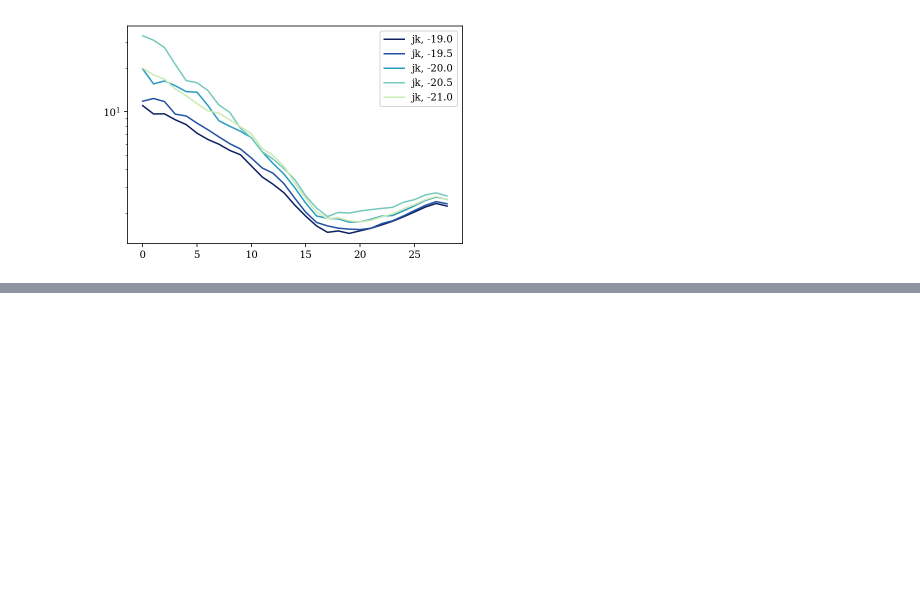
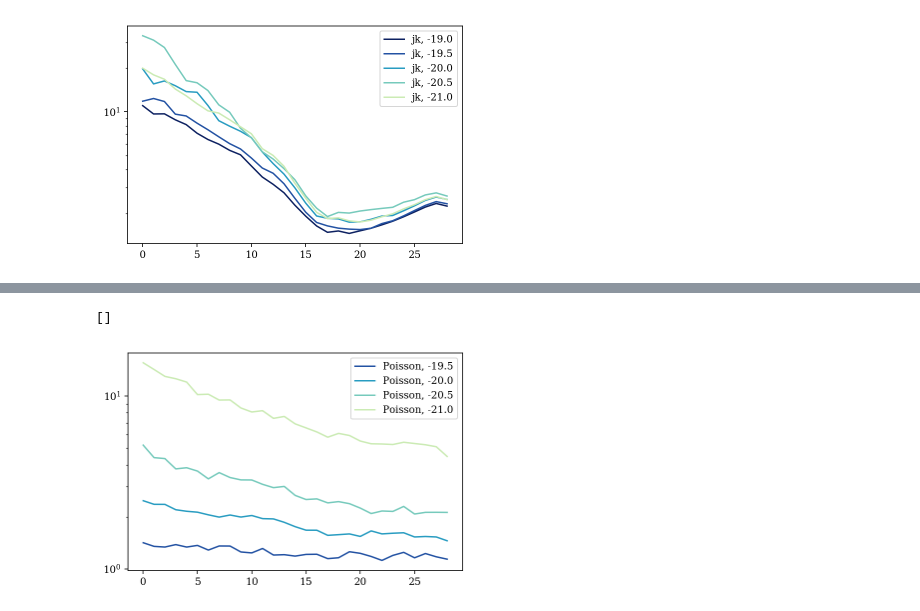
Before and after one commit to KuanWang-Astro/Fisher-paper-version, a Jupyter notebook: Observable_plot.ipynb, the cells around one changed output, grey strips where cells are left out. Cells and saved outputs as stored; diff of their text form; code cells hidden in the pictures; blank space fills up the shorter version.

```diff
--- a/Observable_plot.ipynb
+++ b/Observable_plot.ipynb
@@ -180,0 +192,11 @@ plt.semilogy()
+# %%
+#plt.plot(np.sqrt(realcov19p0.diagonal()[90:150]),label='Poisson, -19.0',c=cm.YlGnBu(250))
+plt.plot(np.sqrt(realcov19p5.diagonal()[1:30])/np.sqrt(realcov19p0.diagonal()[1:30]),label='Poisson, -19.5',c=cm.YlGnBu(200))
+plt.plot(np.sqrt(realcov20p0.diagonal()[1:30])/np.sqrt(realcov19p0.diagonal()[1:30]),label='Poisson, -20.0',c=cm.YlGnBu(150))
+plt.plot(np.sqrt(realcov20p5.diagonal()[1:30])/np.sqrt(realcov19p0.diagonal()[1:30]),label='Poisson, -20.5',c=cm.YlGnBu(100))
+plt.plot(np.sqrt(realcov21p0.diagonal()[1:30])/np.sqrt(realcov19p0.diagonal()[1:30]),label='Poisson, -21.0',c=cm.YlGnBu(60))
+plt.legend()
+plt.semilogy()
+# %% [output]
+[]
+[figure, added]
```
Also changed, not shown: parts of 4 cells of this notebook, 2 other files.
